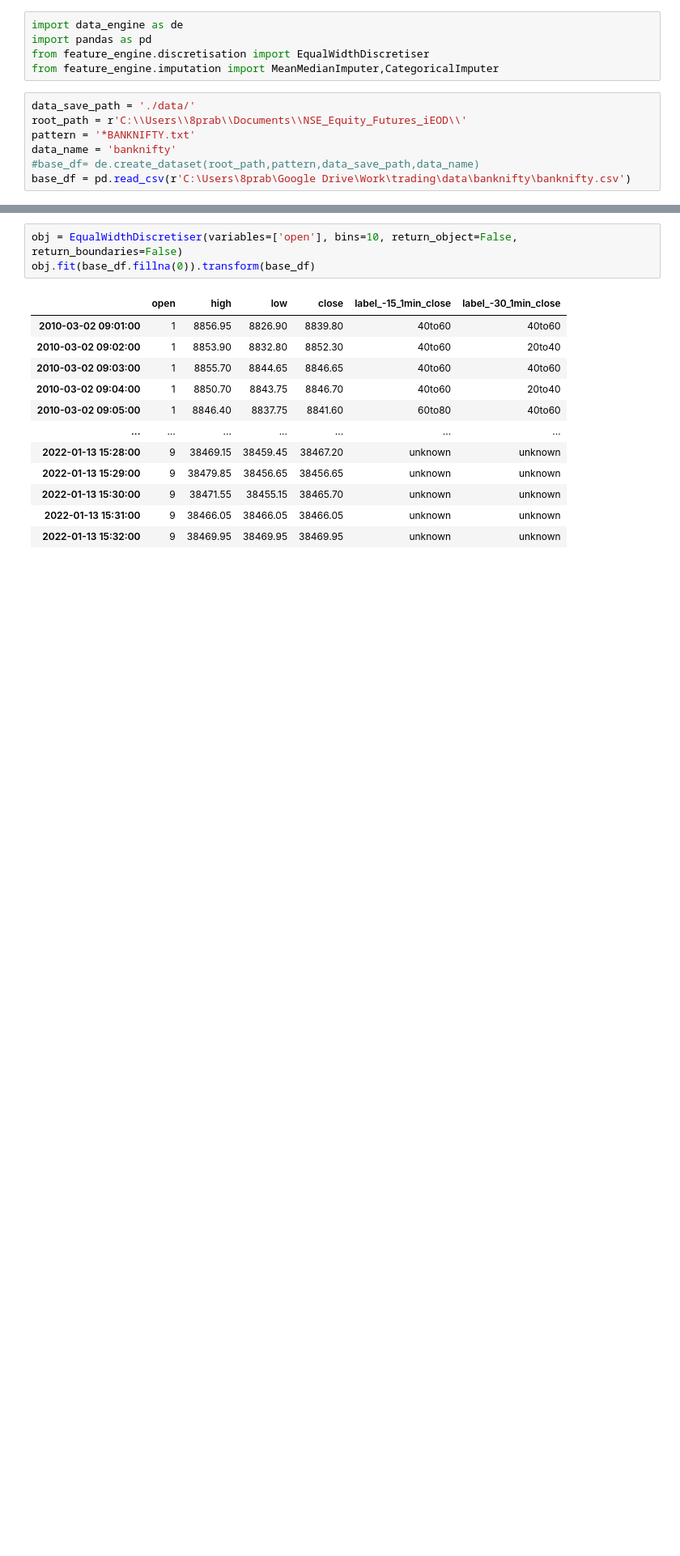
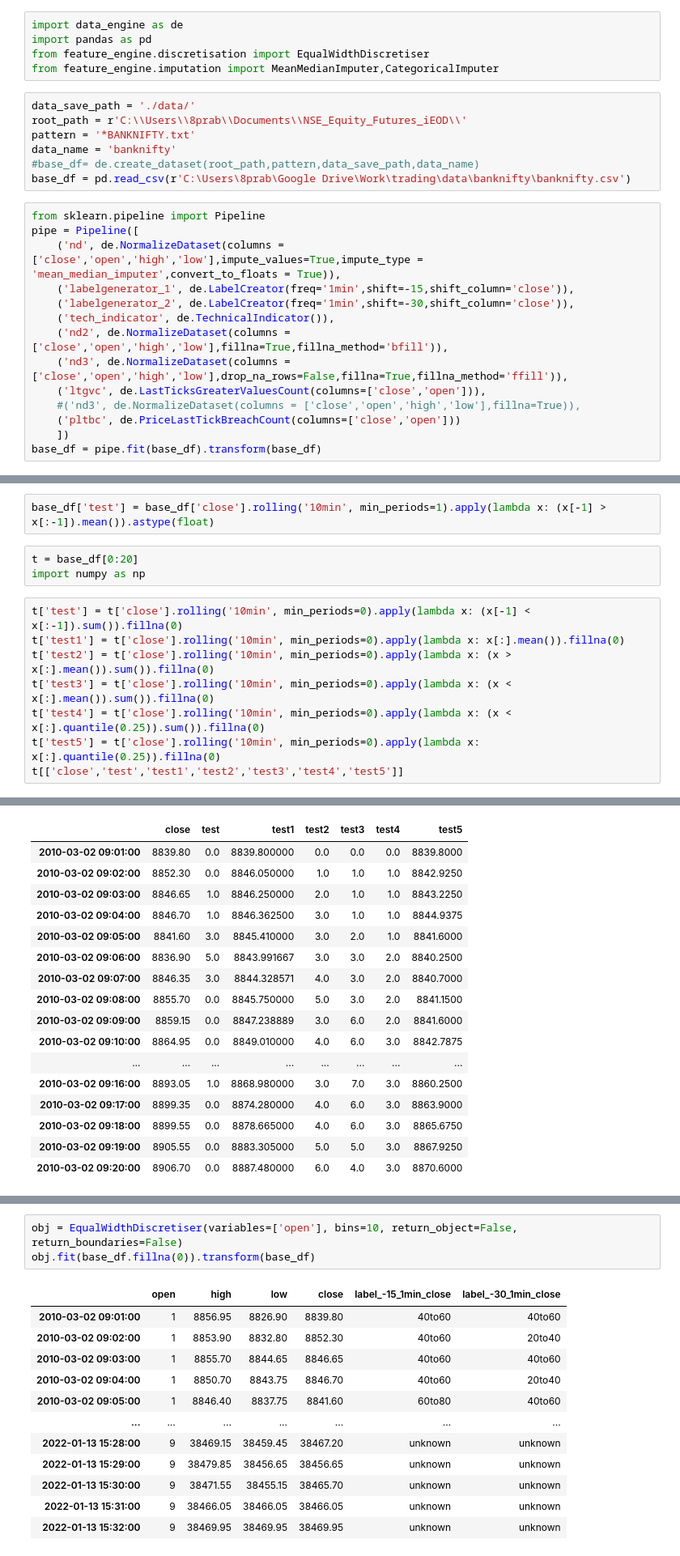
Before and after one commit to xooca/quant_game, a Jupyter notebook: ml_model.ipynb, the cells around one changed output, grey strips where cells are left out. Shown at 81% size. Saved outputs shown, nothing was run; the diff lists cells and outputs as text; blank space fills up the shorter version.

```diff
--- a/ml_model.ipynb
+++ b/ml_model.ipynb
@@ -10,3 +10,17 @@ pattern = '*BANKNIFTY.txt'
 data_name = 'banknifty'
 #base_df= de.create_dataset(root_path,pattern,data_save_path,data_name)
 base_df = pd.read_csv(r'C:\Users\8prab\Google Drive\Work\trading\data\banknifty\banknifty.csv')
+# %%
+from sklearn.pipeline import Pipeline
+pipe = Pipeline([
+    ('nd', de.NormalizeDataset(columns = ['close','open','high','low'],impute_values=True,impute_type = 'mean_median_imputer',convert_to_floats = True)),
+    ('labelgenerator_1', de.LabelCreator(freq='1min',shift=-15,shift_column='close')),
+    ('labelgenerator_2', de.LabelCreator(freq='1min',shift=-30,shift_column='close')),
+    ('tech_indicator', de.TechnicalIndicator()),
+    ('nd2', de.NormalizeDataset(columns = ['close','open','high','low'],fillna=True,fillna_method='bfill')),
+    ('nd3', de.NormalizeDataset(columns = ['close','open','high','low'],drop_na_rows=False,fillna=True,fillna_method='ffill')),
+    ('ltgvc', de.LastTicksGreaterValuesCount(columns=['close','open'])),
+    #('nd3', de.NormalizeDataset(columns = ['close','open','high','low'],fillna=True)),
+    ('pltbc', de.PriceLastTickBreachCount(columns=['close','open']))
+    ])
+base_df = pipe.fit(base_df).transform(base_df)
@@ -12,0 +46,14 @@ base_df = pd.read_csv(r'C:\Users\8prab\Google Drive\Work\trading\data\banknifty\
+# %%
+base_df['test'] = base_df['close'].rolling('10min', min_periods=1).apply(lambda x: (x[-1] > x[:-1]).mean()).astype(float)
+# %%
+t = base_df[0:20]
+import numpy as np
+# %%
+t['test'] = t['close'].rolling('10min', min_periods=0).apply(lambda x: (x[-1] < x[:-1]).sum()).fillna(0)
+t['test1'] = t['close'].rolling('10min', min_periods=0).apply(lambda x: x[:].mean()).fillna(0)
+t['test2'] = t['close'].rolling('10min', min_periods=0).apply(lambda x: (x > x[:].mean()).sum()).fillna(0)
+t['test3'] = t['close'].rolling('10min', min_periods=0).apply(lambda x: (x < x[:].mean()).sum()).fillna(0)
+t['test4'] = t['close'].rolling('10min', min_periods=0).apply(lambda x: (x < x[:].quantile(0.25)).sum()).fillna(0)
+t['test5'] = t['close'].rolling('10min', min_periods=0).apply(lambda x: x[:].quantile(0.25)).fillna(0)
+t[['close','test','test1','test2','test3','test4','test5']]
+# %% [output]
@@ -12,0 +77,17 @@ base_df = pd.read_csv(r'C:\Users\8prab\Google Drive\Work\trading\data\banknifty\
+|  | close | test | test1 | test2 | test3 | test4 | test5 |
+| 2010-03-02 09:01:00 | 8839.80 | 0.0 | 8839.800000 | 0.0 | 0.0 | 0.0 | 8839.8000 |
+| 2010-03-02 09:02:00 | 8852.30 | 0.0 | 8846.050000 | 1.0 | 1.0 | 1.0 | 8842.9250 |
+| 2010-03-02 09:03:00 | 8846.65 | 1.0 | 8846.250000 | 2.0 | 1.0 | 1.0 | 8843.2250 |
+| 2010-03-02 09:04:00 | 8846.70 | 1.0 | 8846.362500 | 3.0 | 1.0 | 1.0 | 8844.9375 |
+| 2010-03-02 09:05:00 | 8841.60 | 3.0 | 8845.410000 | 3.0 | 2.0 | 1.0 | 8841.6000 |
+| 2010-03-02 09:06:00 | 8836.90 | 5.0 | 8843.991667 | 3.0 | 3.0 | 2.0 | 8840.2500 |
+| 2010-03-02 09:07:00 | 8846.35 | 3.0 | 8844.328571 | 4.0 | 3.0 | 2.0 | 8840.7000 |
+| 2010-03-02 09:08:00 | 8855.70 | 0.0 | 8845.750000 | 5.0 | 3.0 | 2.0 | 8841.1500 |
+| 2010-03-02 09:09:00 | 8859.15 | 0.0 | 8847.238889 | 3.0 | 6.0 | 2.0 | 8841.6000 |
+| 2010-03-02 09:10:00 | 8864.95 | 0.0 | 8849.010000 | 4.0 | 6.0 | 3.0 | 8842.7875 |
+| ... | ... | ... | ... | ... | ... | ... | ... |
+| 2010-03-02 09:16:00 | 8893.05 | 1.0 | 8868.980000 | 3.0 | 7.0 | 3.0 | 8860.2500 |
+| 2010-03-02 09:17:00 | 8899.35 | 0.0 | 8874.280000 | 4.0 | 6.0 | 3.0 | 8863.9000 |
+| 2010-03-02 09:18:00 | 8899.55 | 0.0 | 8878.665000 | 4.0 | 6.0 | 3.0 | 8865.6750 |
+| 2010-03-02 09:19:00 | 8905.55 | 0.0 | 8883.305000 | 5.0 | 5.0 | 3.0 | 8867.9250 |
+| 2010-03-02 09:20:00 | 8906.70 | 0.0 | 8887.480000 | 6.0 | 4.0 | 3.0 | 8870.6000 |
```
Also changed, not shown: parts of 12 cells of this notebook, 1 other file.
